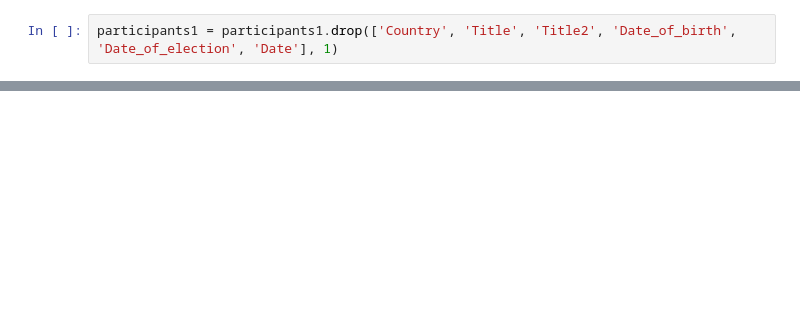
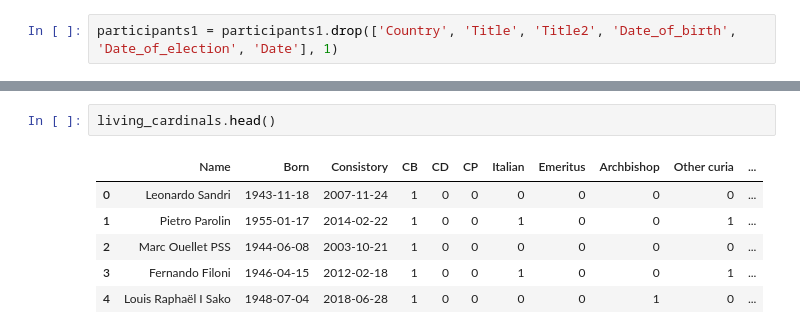
Before and after one commit to kozlowski-j/conclave_predict, a Jupyter notebook: Get participants.ipynb, the cells around one changed output, grey strips where cells are left out. Drawn from its saved outputs; the diff is of its cells as text; blank space fills up the shorter version.

```diff
--- a/Get participants.ipynb
+++ b/Get participants.ipynb
@@ -204,0 +246,9 @@ participants1
+# %%
+living_cardinals.head()
+# %% [output]
+|  | Name | Born | Consistory | CB | CD | CP | Italian | Emeritus | Archbishop | Other curia | ... |
+| 0 | Leonardo Sandri | 1943-11-18 | 2007-11-24 | 1 | 0 | 0 | 0 | 0 | 0 | 0 | ... |
+| 1 | Pietro Parolin | 1955-01-17 | 2014-02-22 | 1 | 0 | 0 | 1 | 0 | 0 | 1 | ... |
+| 2 | Marc Ouellet PSS | 1944-06-08 | 2003-10-21 | 1 | 0 | 0 | 0 | 0 | 0 | 0 | ... |
+| 3 | Fernando Filoni | 1946-04-15 | 2012-02-18 | 1 | 0 | 0 | 1 | 0 | 0 | 1 | ... |
+| 4 | Louis Raphaël I Sako | 1948-07-04 | 2018-06-28 | 1 | 0 | 0 | 0 | 0 | 1 | 0 | ... |
```
Also changed, not shown: parts of 9 cells of this notebook, 7 other files.
